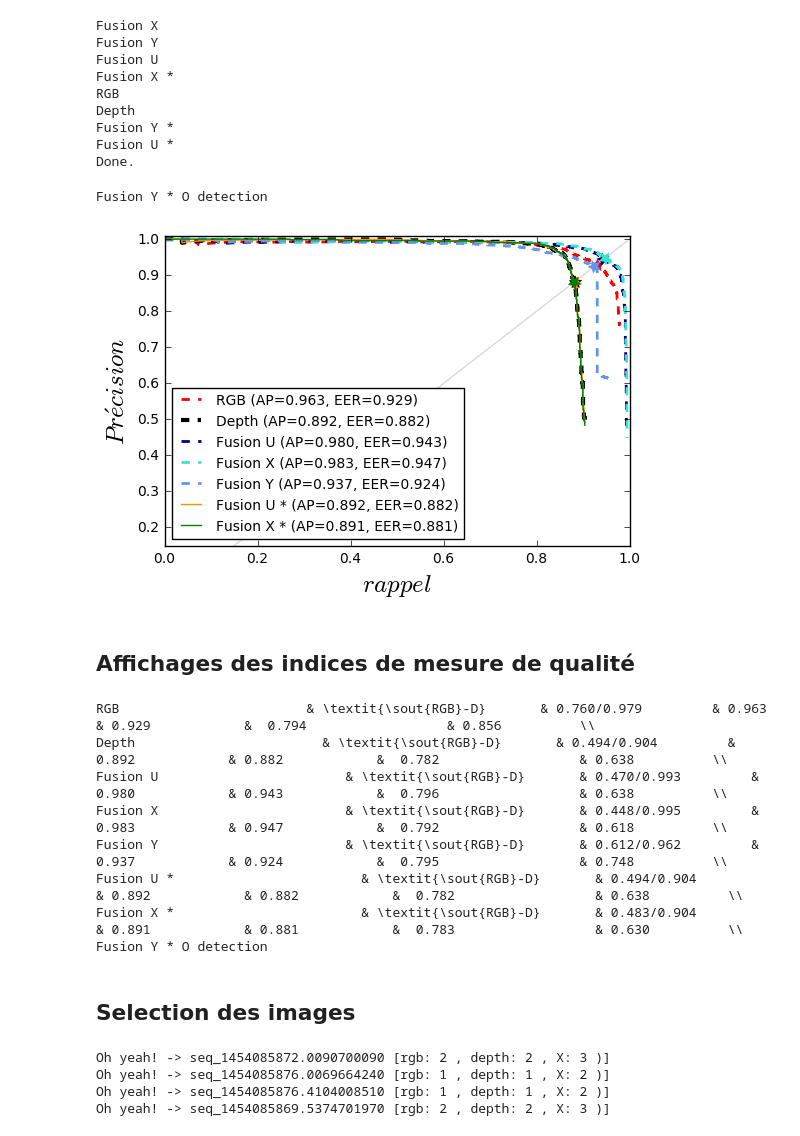
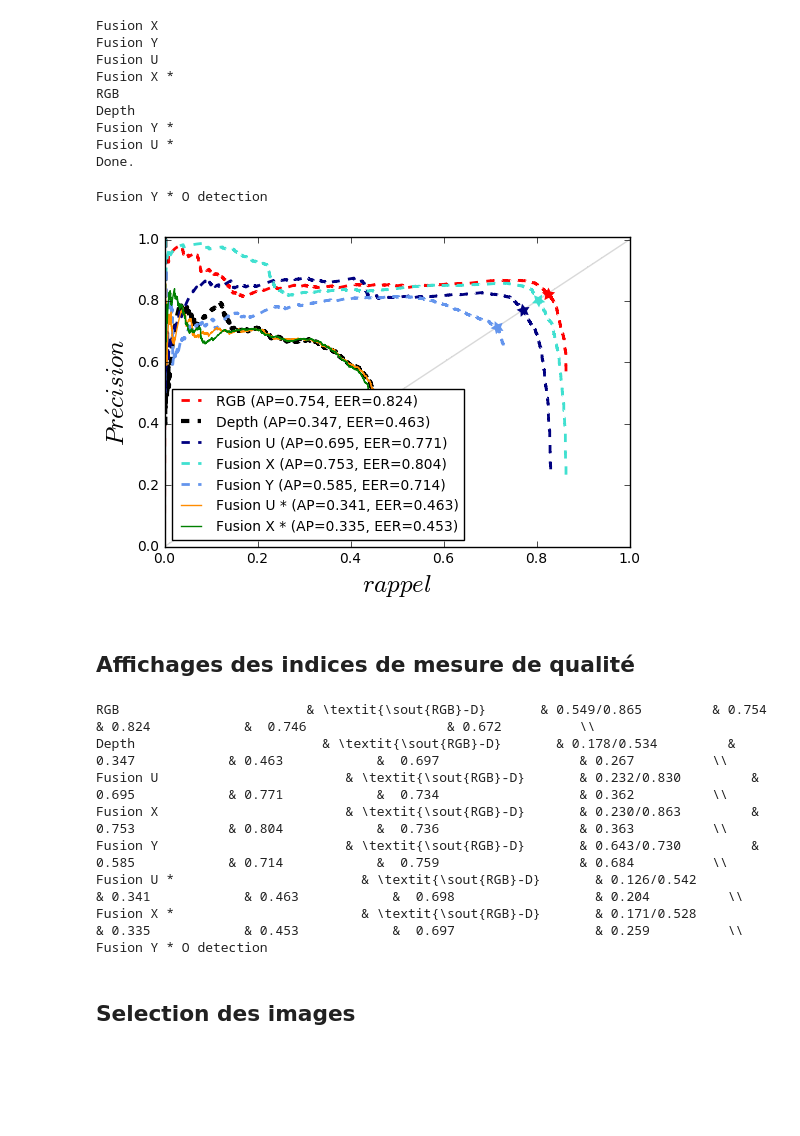
Before and after one commit to jorisgu/faster_rcnn_pytorch, a Jupyter notebook: mAP P R.ipynb, the cells around one changed output. Saved outputs shown, nothing was run; the diff lists cells and outputs as text; code cells hidden in the pictures; blank space fills up the shorter version.

```diff
--- a/mAP P R.ipynb
+++ b/mAP P R.ipynb
@@ -117,7 +106,7 @@ Filter={'oneraroom_easy_rgb':'RGB',
 cfg_from_file(cfg_file)
 
 imdb_test_name_0 = 'oneraroom_easy_rgb'
-# imdb_0 = get_imdb(imdb_test_name_0)
+imdb_0 = get_imdb(imdb_test_name_0)
 annopath = os.path.join(imdb_0._data_path,'annotations', '{:s}.xml')
 imagesetfile = os.path.join(imdb_0._data_path,'sets',imdb_0._image_set + '.txt')
 
@@ -174,7 +174,7 @@ for key in myList:
             continue
         filename = imdb_0._get_voc_results_file_template().format(cls)
         rec, prec, ap, tp, fp, iou, npos, img_relative_tp = jg_voc_eval(filename, annopath, imagesetfile,
-                                                                        cls, cachedir,ovthresh=0.5,
+                                                                        cls, cachedir,ovthresh=0.6,
                                                                         use_07_metric = use_07_metric)
         myList[key]['results'][cls]={'rec':rec,'prec':prec,'ap':ap,'tp':tp,'fp':fp,'iou':iou,
                                      'npos':npos,'img_relative_tp':img_relative_tp}
@@ -244,35 +244,35 @@ for key in order:
     if '*' in key:
         lw=1
         ls=None
     if 'Depth' in key:
         lw=3
 #         marker='<'
 
     plt.plot(myList[key]['results']['person']['rec'], myList[key]['results']['person']['prec'],
              color=colors[i%len(colors)], lw=lw, ls=ls,marker=marker,
              label=myList[key]['name']+' (AP={:.3f}, EER={:.3f})'.format(myList[key]['results']['person']['ap'],
                                                                          EER))
 
     i+=1
 #     +'(AP = {1:0.2f})'.format(myList[key]['results']['person']['ap'])
 
 plt.xlim([0.0, 1.0])
-plt.ylim([0.15, 1.01])
+plt.ylim([0.0, 1.01])
 plt.xlabel('$rappel$',fontsize=18)
 plt.ylabel(r'$Pr\acute{e}cision$',fontsize=18)
 
 
 
 # plt.title('Extension of Precision-Recall curve to multi-class')
 plt.legend(loc="lower left",prop={'size':10})
 
 # plt.plot([0.5], [0.8], color='color',marker='o')
 
 
 plt.show()
 # %% [output]
 Fusion Y * O detection
-[figure, old version]
+[figure, new version]
 # %% [markdown]
 ## Affichages des indices de mesure de qualité
 # %%
@@ -301,13 +301,13 @@ for key in order:
             myList[key]['results']['person']['meanIoU'],
             myList[key]['results']['person']['F1'])
 # %% [output]
-RGB                        & \textit{\sout{RGB}-D}       & 0.760/0.979         & 0.963            & 0.929            &  0.794                  & 0.856          \\
-Depth                        & \textit{\sout{RGB}-D}       & 0.494/0.904         & 0.892            & 0.882            &  0.782                  & 0.638          \\
-Fusion U                        & \textit{\sout{RGB}-D}       & 0.470/0.993         & 0.980            & 0.943            &  0.796                  & 0.638          \\
-Fusion X                        & \textit{\sout{RGB}-D}       & 0.448/0.995         & 0.983            & 0.947            &  0.792                  & 0.618          \\
-Fusion Y                        & \textit{\sout{RGB}-D}       & 0.612/0.962         & 0.937            & 0.924            &  0.795                  & 0.748          \\
-Fusion U *                        & \textit{\sout{RGB}-D}       & 0.494/0.904         & 0.892            & 0.882            &  0.782                  & 0.638          \\
-Fusion X *                        & \textit{\sout{RGB}-D}       & 0.483/0.904         & 0.891            & 0.881            &  0.783                  & 0.630          \\
+RGB                        & \textit{\sout{RGB}-D}       & 0.549/0.865         & 0.754            & 0.824            &  0.746                  & 0.672          \\
+Depth                        & \textit{\sout{RGB}-D}       & 0.178/0.534         & 0.347            & 0.463            &  0.697                  & 0.267          \\
+Fusion U                        & \textit{\sout{RGB}-D}       & 0.232/0.830         & 0.695            & 0.771            &  0.734                  & 0.362          \\
+Fusion X                        & \textit{\sout{RGB}-D}       & 0.230/0.863         & 0.753            & 0.804            &  0.736                  & 0.363          \\
+Fusion Y                        & \textit{\sout{RGB}-D}       & 0.643/0.730         & 0.585            & 0.714            &  0.759                  & 0.684          \\
+Fusion U *                        & \textit{\sout{RGB}-D}       & 0.126/0.542         & 0.341            & 0.463            &  0.698                  & 0.204          \\
+Fusion X *                        & \textit{\sout{RGB}-D}       & 0.171/0.528         & 0.335            & 0.453            &  0.697                  & 0.259          \\
 Fusion Y * O detection
 # %% [markdown]
 ## Selection des images
@@ -331,8 +331,3 @@ for img in myList['RGB']['results']['person']['img_relative_tp']:
 #     results_tp[img]=tp_Y>tp_rgb and tp_Y>tp_depth
 #     if results_tp[img]:
 #         print 'Oh yeah! ->',img, '[',tp_Y,'>(',tp_rgb,',',tp_depth,')]'
-# %% [output]
-Oh yeah! -> seq_1454085872.0090700090 [rgb: 2 , depth: 2 , X: 3 )]
-Oh yeah! -> seq_1454085876.0069664240 [rgb: 1 , depth: 1 , X: 2 )]
-Oh yeah! -> seq_1454085876.4104008510 [rgb: 1 , depth: 1 , X: 2 )]
-Oh yeah! -> seq_1454085869.5374701970 [rgb: 2 , depth: 2 , X: 3 )]
```
Also changed, not shown: parts of 2 cells of this notebook, 1 other file.
